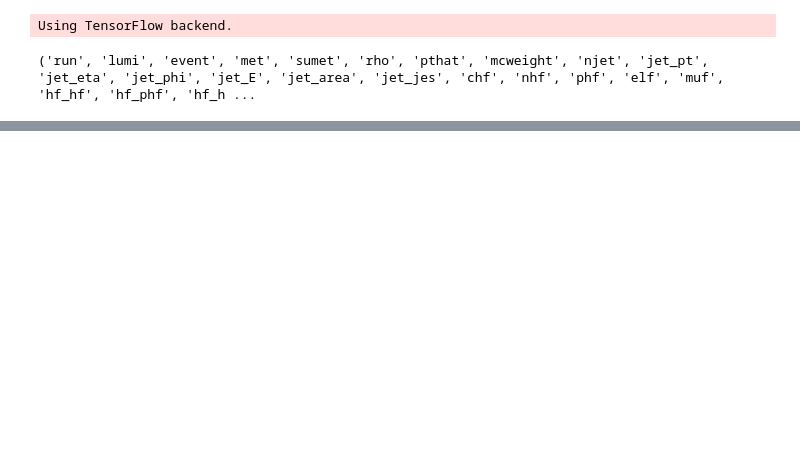
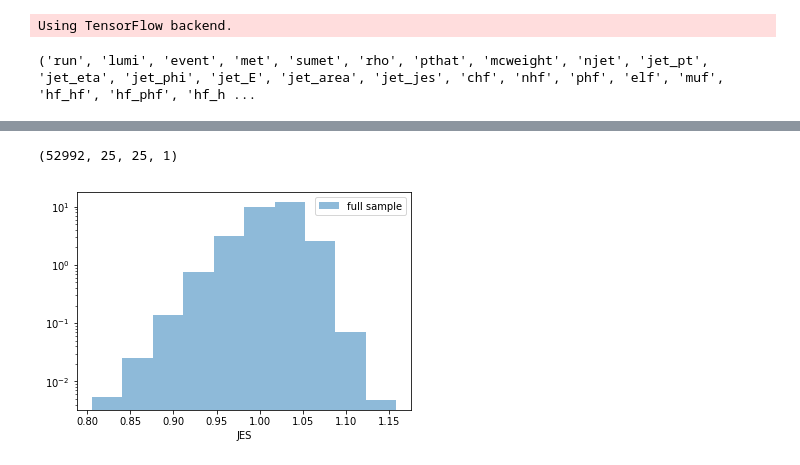
Before and after one commit to awhitbeck/scientific-python-hats, a Jupyter notebook: cms-open-data-ml/MLJEC_ak5Jets_crossCheck.ipynb, the cells around one changed output, grey strips where cells are left out. Saved outputs shown, nothing was run; the diff lists cells and outputs as text; code cells hidden in the pictures; blank space fills up the shorter version.

```diff
--- a/cms-open-data-ml/MLJEC_ak5Jets_crossCheck.ipynb
+++ b/cms-open-data-ml/MLJEC_ak5Jets_crossCheck.ipynb
@@ -191,0 +199,12 @@ plt.show()
+# %%
+jet_images.shape
+# %% [output]
+(52992, 25, 25, 1)
+# %%
+plt.hist(df_dict_jets['jet_jes'], label='full sample', alpha=0.5, normed=True)
+plt.legend()
+plt.yscale('log')
+plt.xlabel('JES')
+plt.show()
+# %% [output]
+[figure, added]
```
Also changed, not shown: parts of 11 cells of this notebook.
